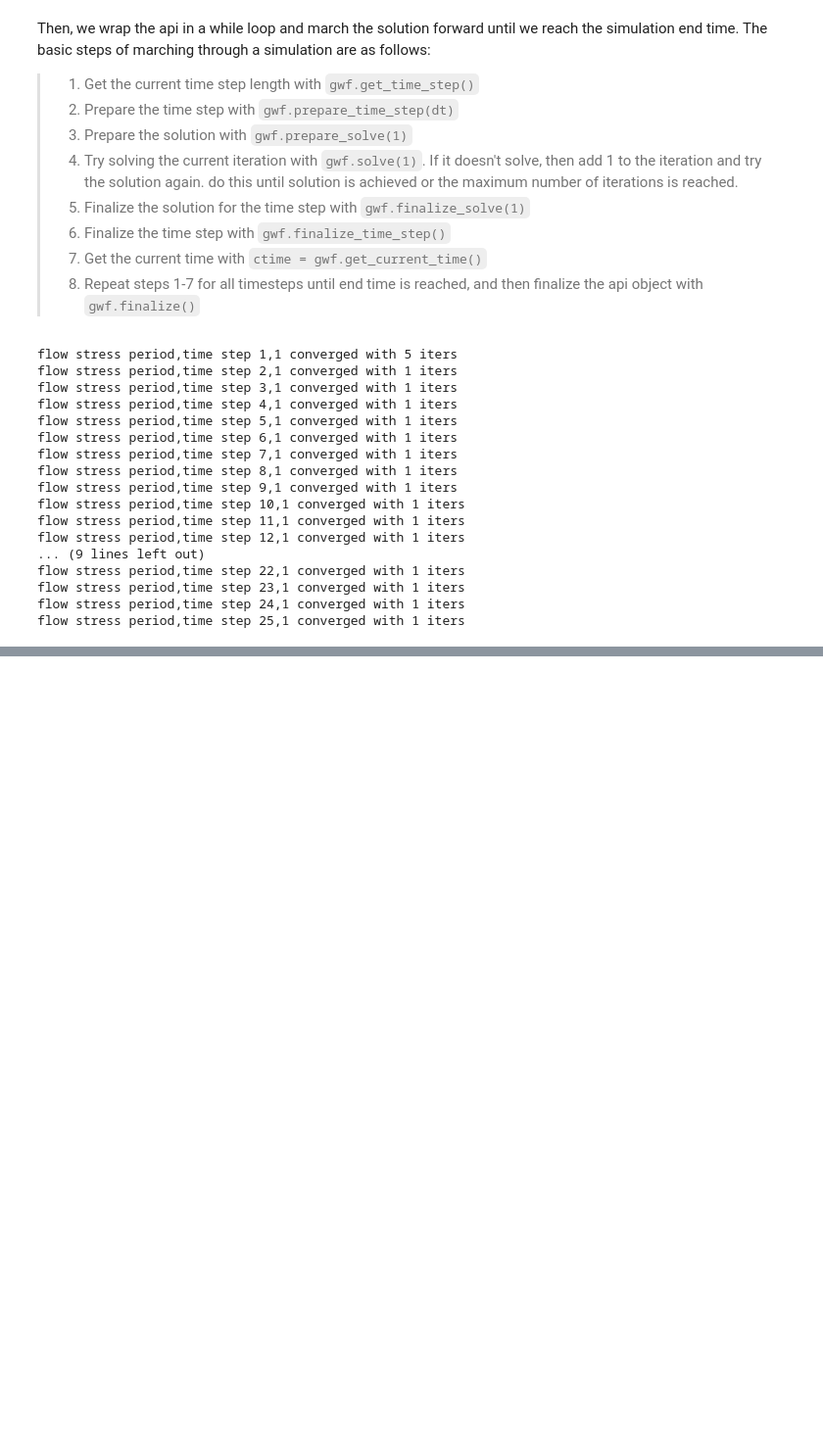
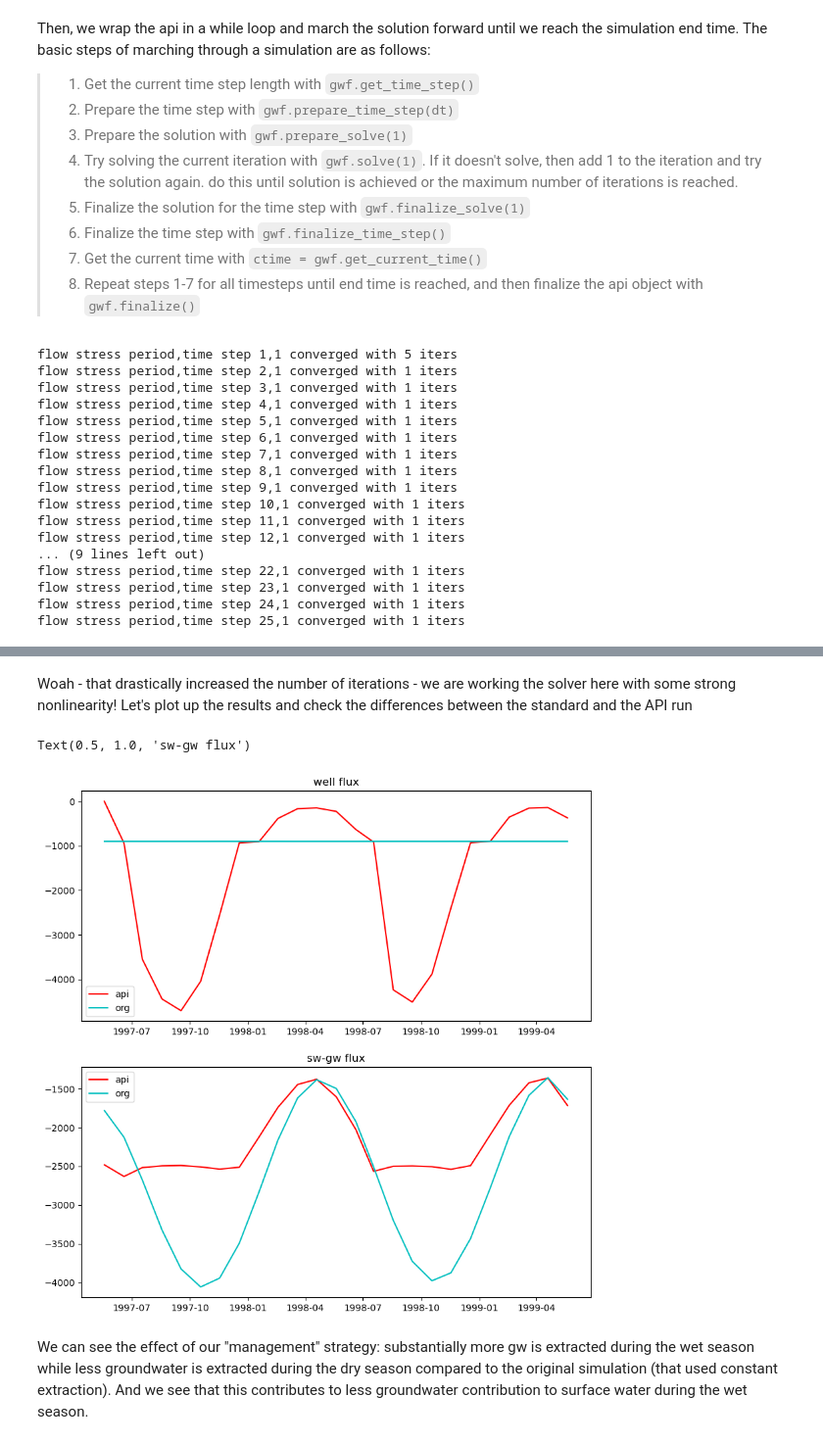
Before and after one commit to kmarkovich-intera/tac-gw-mf6api-demo, a Jupyter notebook: tutorial/mf6api_tutorial.ipynb, the cells around one changed output, grey strips where cells are left out. Shown: that part at 98% size. Drawn from its saved outputs; the diff is of its cells as text; code cells hidden in the pictures; blank space fills up the shorter version.

```diff
--- a/tutorial/mf6api_tutorial.ipynb
+++ b/tutorial/mf6api_tutorial.ipynb
@@ -243,0 +244,23 @@ flow stress period,time step 25,1 converged with 3 iters, final sfr:2203.41
+# %% [markdown]
+Woah - that drastically increased the number of iterations - we are working the solver here with some strong nonlinearity! Let's plot up the results and check the differences between the standard and the API run
+# %%
+lst_org = flopy.utils.Mf6ListBudget(os.path.join(work_dir,"freyberg6.lst"))
+lst_api = flopy.utils.Mf6ListBudget(os.path.join(api_dir2,"freyberg6.lst"))
+
+oinc,ocum = lst_org.get_dataframes(diff=True)
+ainc,acum = lst_api.get_dataframes(diff=True)
+
+fig,axes = plt.subplots(2,1,figsize=(10,10))
+axes[0].plot(ainc.index,ainc.wel,color="r",label="api")
+axes[0].plot(oinc.index,oinc.wel,color="c",label="org")
+axes[1].plot(ainc.index,ainc.sfr,color="r",label="api")
+axes[1].plot(oinc.index,oinc.sfr,color="c",label="org")
+axes[0].legend()
+axes[0].set_title("well flux")
+axes[1].legend()
+axes[1].set_title("sw-gw flux")
+# %% [output]
+Text(0.5, 1.0, 'sw-gw flux')
+[figure, added]
+# %% [markdown]
+We can see the effect of our "management" strategy: substantially more gw is extracted during the wet season while less groundwater is extracted during the dry season compared to the original simulation (that used constant extraction). And we see that this contributes to less groundwater contribution to surface water during the wet season.
```
Also changed, not shown: parts of 18 cells of this notebook.
